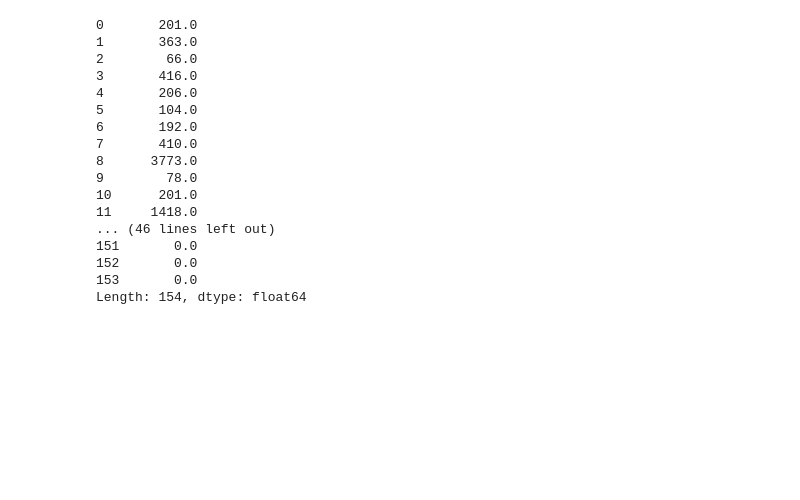
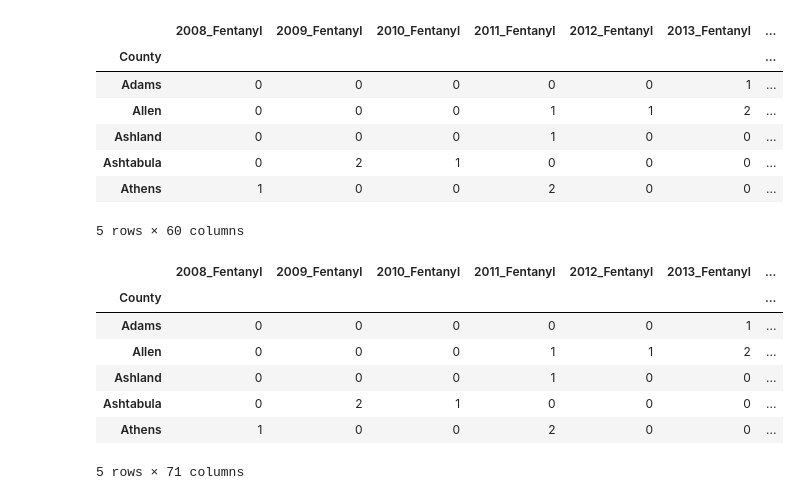
Before and after one commit to mervinator/project1group3, a Jupyter notebook: Project 1_PH/Death_Total_PH.ipynb, the cells around one changed output. Cells and saved outputs as stored; diff of their text form; code cells hidden in the pictures; blank space fills up the shorter version.

```diff
--- a/Project 1_PH/Death_Total_PH.ipynb
+++ b/Project 1_PH/Death_Total_PH.ipynb
@@ -103,22 +114,39 @@ total_death_count_df
-# %%
-#Total count by County
-
-total_death_count_df.sum(axis=1)
-# %% [output]
-0       201.0
-1       363.0
-2        66.0
-3       416.0
-4       206.0
-5       104.0
-6       192.0
-7       410.0
-8      3773.0
-9        78.0
-10      201.0
-11     1418.0
-... (46 lines left out)
-151       0.0
-152       0.0
-153       0.0
-Length: 154, dtype: float64
+# %%
+death_count_county = total_death_count_df.drop(['NonOH', 'Unknown'])
+
+#death_count_county.to_csv('Resources_PH/Death_Count_County.csv')
+
+death_count_county.head()
+# %% [output]
+|  | 2008_Fentanyl | 2009_Fentanyl | 2010_Fentanyl | 2011_Fentanyl | 2012_Fentanyl | 2013_Fentanyl | ... |
+| County |  |  |  |  |  |  | ... |
+| Adams | 0 | 0 | 0 | 0 | 0 | 1 | ... |
+| Allen | 0 | 0 | 0 | 1 | 1 | 2 | ... |
+| Ashland | 0 | 0 | 0 | 1 | 0 | 0 | ... |
+| Ashtabula | 0 | 2 | 1 | 0 | 0 | 0 | ... |
+| Athens | 1 | 0 | 0 | 2 | 0 | 0 | ... |
+5 rows × 60 columns
+# %%
+#Create new columns for total deaths in each year
+death_count_county["Total Deaths in 2008"] = death_count_county["2008_Fentanyl"] + death_count_county["2008_Heroin"] + death_count_county["2008_Methadone"] + death_count_county["2008_Opiates"] + death_count_county["2008_Other_Opioids"] + death_count_county["2008_Prescription"]
+death_count_county["Total Deaths in 2009"] = death_count_county["2009_Fentanyl"] + death_count_county["2009_Heroin"] + death_count_county["2009_Methadone"] + death_count_county["2009_Opiates"] + death_count_county["2009_Other_Opioids"] + death_count_county["2009_Prescription"]
+death_count_county["Total Deaths in 2010"] = death_count_county["2010_Fentanyl"] + death_count_county["2010_Heroin"] + death_count_county["2010_Methadone"] + death_count_county["2010_Opiates"] + death_count_county["2010_Other_Opioids"] + death_count_county["2010_Prescription"]
+death_count_county["Total Deaths in 2011"] = death_count_county["2011_Fentanyl"] + death_count_county["2011_Heroin"] + death_count_county["2011_Methadone"] + death_count_county["2011_Opiates"] + death_count_county["2011_Other_Opioids"] + death_count_county["2011_Prescription"]
+death_count_county["Total Deaths in 2012"] = death_count_county["2012_Fentanyl"] + death_count_county["2012_Heroin"] + death_count_county["2012_Methadone"] + death_count_county["2012_Opiates"] + death_count_county["2012_Other_Opioids"] + death_count_county["2012_Prescription"]
+death_count_county["Total Deaths in 2013"] = death_count_county["2013_Fentanyl"] + death_count_county["2013_Heroin"] + death_count_county["2013_Methadone"] + death_count_county["2013_Opiates"] + death_count_county["2013_Other_Opioids"] + death_count_county["2013_Prescription"]
+death_count_county["Total Deaths in 2014"] = death_count_county["2014_Fentanyl"] + death_count_county["2014_Heroin"] + death_count_county["2014_Methadone"] + death_count_county["2014_Opiates"] + death_count_county["2014_Other_Opioids"] + death_count_county["2014_Prescription"]
+death_count_county["Total Deaths in 2015"] = death_count_county["2015_Fentanyl"] + death_count_county["2015_Heroin"] + death_count_county["2015_Methadone"] + death_count_county["2015_Opiates"] + death_count_county["2015_Other_Opioids"] + death_count_county["2015_Prescription"]
+death_count_county["Total Deaths in 2016"] = death_count_county["2016_Fentanyl"] + death_count_county["2016_Heroin"] + death_count_county["2016_Methadone"] + death_count_county["2016_Opiates"] + death_count_county["2016_Other_Opioids"] + death_count_county["2016_Prescription"]
+death_count_county["Total Deaths in 2017"] = death_count_county["2017_Fentanyl"] + death_count_county["2017_Heroin"] + death_count_county["2017_Methadone"] + death_count_county["2017_Opiates"] + death_count_county["2017_Other_Opioids"] + death_count_county["2017_Prescription"]
+death_count_county["Total Deaths"] = death_count_county["Total Deaths in 2008"] + death_count_county["Total Deaths in 2009"] + death_count_county["Total Deaths in 2010"] + death_count_county["Total Deaths in 2011"] + death_count_county["Total Deaths in 2012"] + death_count_county["Total Deaths in 2013"] + death_count_county["Total Deaths in 2014"] + death_count_county["Total Deaths in 2015"] + death_count_county["Total Deaths in 2016"] + death_count_county["Total Deaths in 2017"]
+
+death_count_county.head()
+# %% [output]
+|  | 2008_Fentanyl | 2009_Fentanyl | 2010_Fentanyl | 2011_Fentanyl | 2012_Fentanyl | 2013_Fentanyl | ... |
+| County |  |  |  |  |  |  | ... |
+| Adams | 0 | 0 | 0 | 0 | 0 | 1 | ... |
+| Allen | 0 | 0 | 0 | 1 | 1 | 2 | ... |
+| Ashland | 0 | 0 | 0 | 1 | 0 | 0 | ... |
+| Ashtabula | 0 | 2 | 1 | 0 | 0 | 0 | ... |
+| Athens | 1 | 0 | 0 | 2 | 0 | 0 | ... |
+5 rows × 71 columns
```
Also changed, not shown: parts of 3 cells of this notebook, 7 other files.
